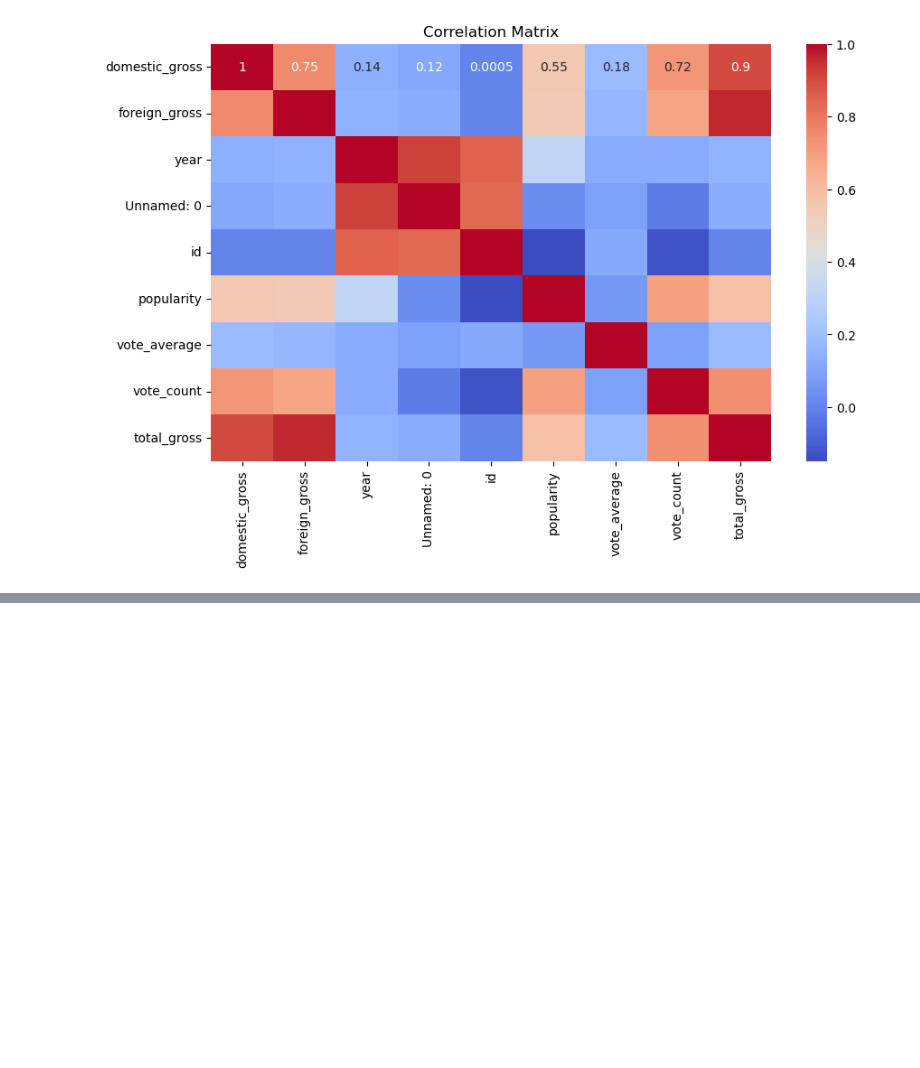
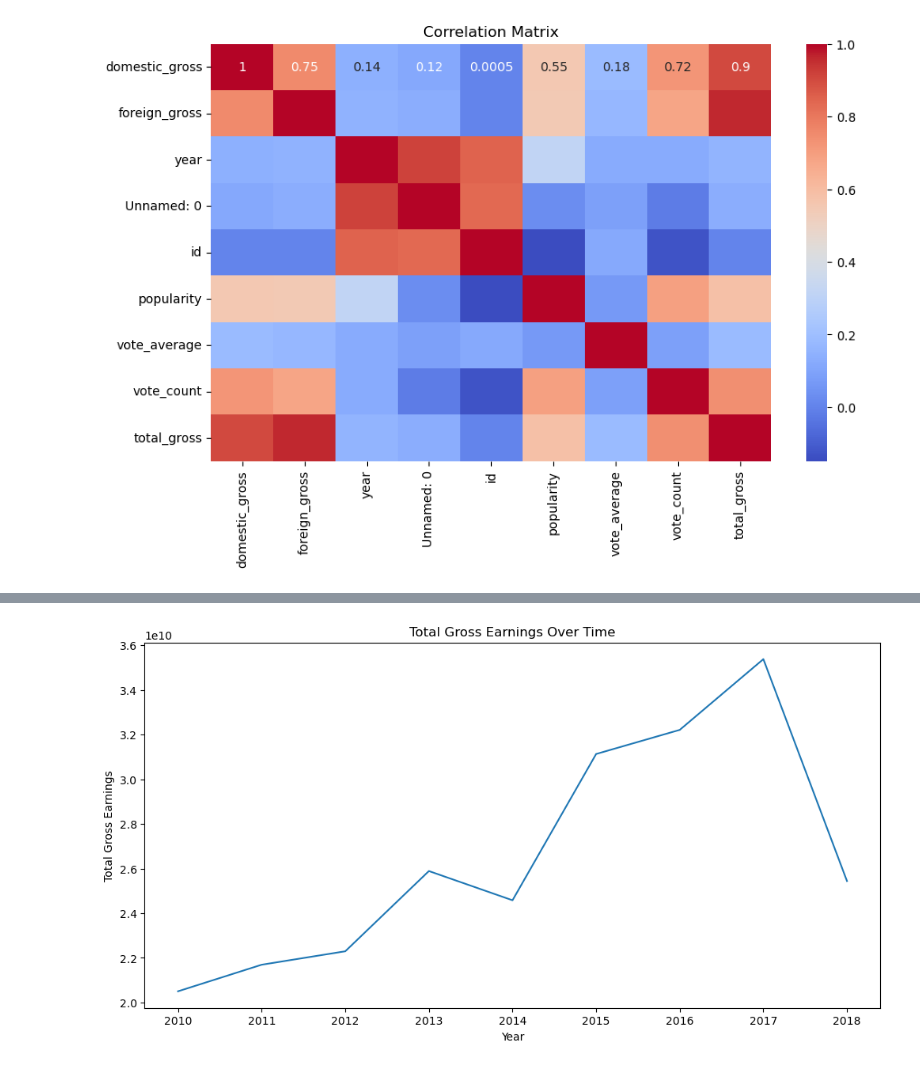
Before and after one commit to DavidGathimbaM/Movie_Analysis, a Jupyter notebook: final.ipynb, the cells around one changed output, grey strips where cells are left out. Cells and saved outputs as stored; diff of their text form; code cells hidden in the pictures; blank space fills up the shorter version.

```diff
--- a/final.ipynb
+++ b/final.ipynb
@@ -237,0 +291,13 @@ plt.show()
+# %%
+# Group by release year and calculate total gross earnings
+total_gross_by_year = df3.groupby('year')['total_gross'].sum().reset_index()
+
+# Line Chart: Total Gross Earnings Over Time
+plt.figure(figsize=(12, 6))
+sns.lineplot(x='year', y='total_gross', data=total_gross_by_year)
+plt.title('Total Gross Earnings Over Time')
+plt.xlabel('Year')
+plt.ylabel('Total Gross Earnings')
+plt.show()
+# %% [output]
+[figure, added]
```
Also changed, not shown: parts of 6 cells of this notebook, 10 other files.
